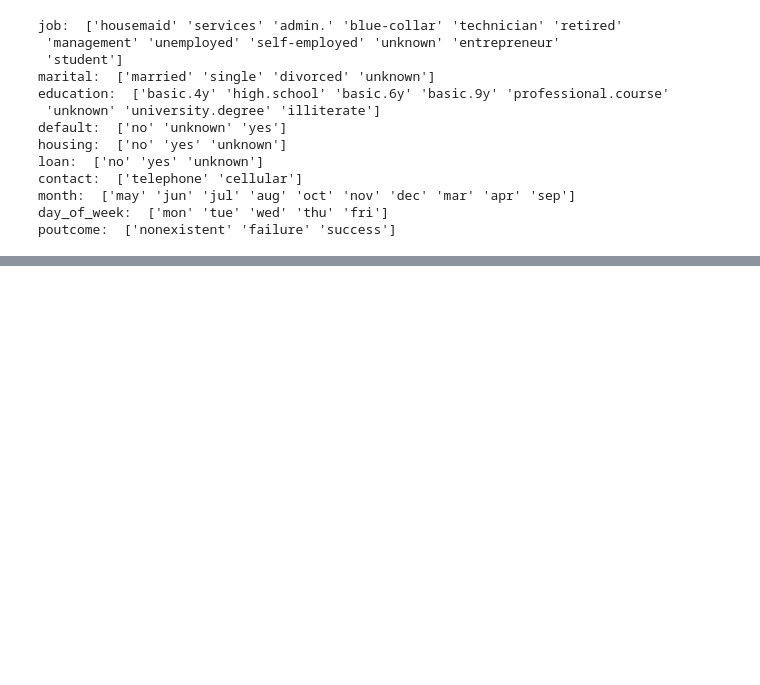
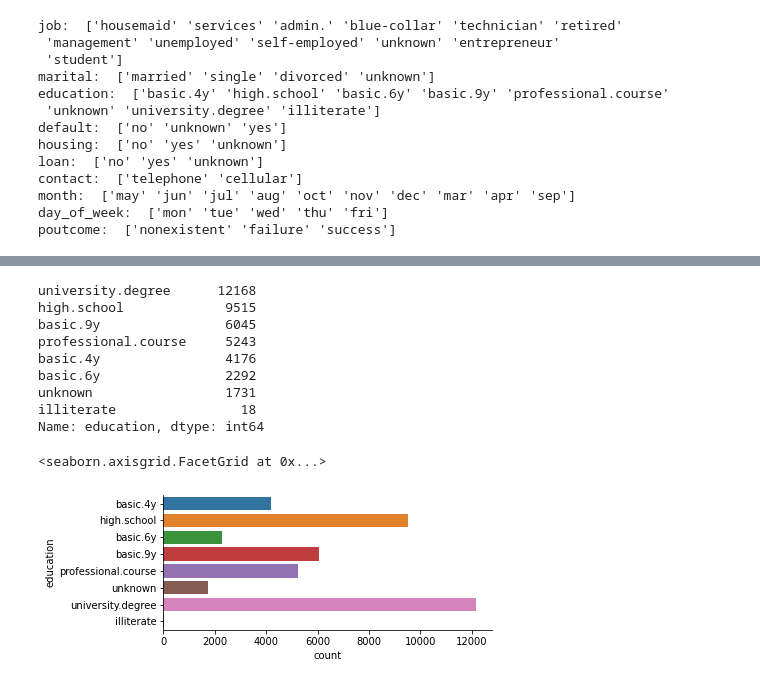
Before and after one commit to hdushan/optus_u_ai_ml_assignment, a Jupyter notebook: assignment.ipynb, the cells around one changed output, grey strips where cells are left out. Drawn from its saved outputs; the diff is of its cells as text; code cells hidden in the pictures; blank space fills up the shorter version.

```diff
--- a/assignment.ipynb
+++ b/assignment.ipynb
@@ -233,0 +262,15 @@ poutcome:  ['nonexistent' 'failure' 'success']
+# %%
+bank_dataset['education'].value_counts()
+sns.catplot(y="education", kind="count", data=bank_dataset, height=2.6, aspect=2.5, orient='h')
+# %% [output]
+university.degree      12168
+high.school             9515
+basic.9y                6045
+professional.course     5243
+basic.4y                4176
+basic.6y                2292
+unknown                 1731
+illiterate                18
+Name: education, dtype: int64
+<seaborn.axisgrid.FacetGrid at 0x...>
+[figure, added]
```
Also changed, not shown: parts of 18 cells of this notebook.
